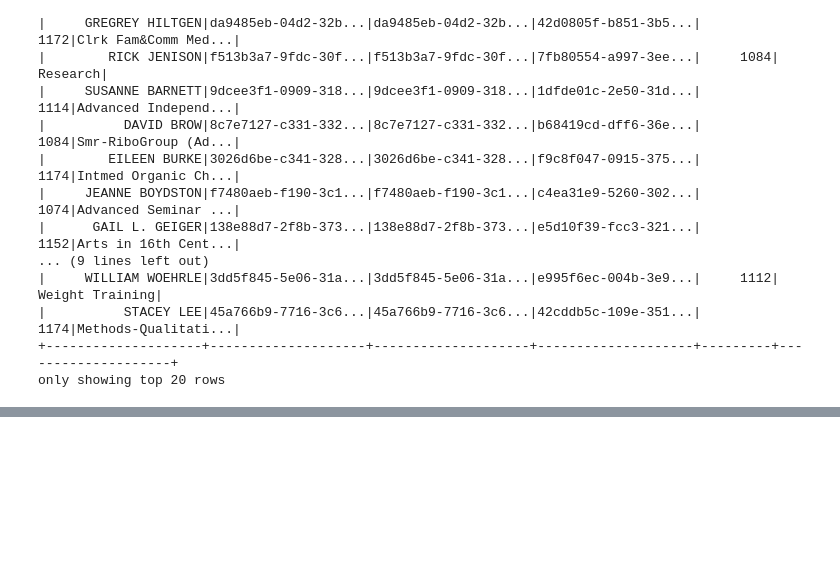
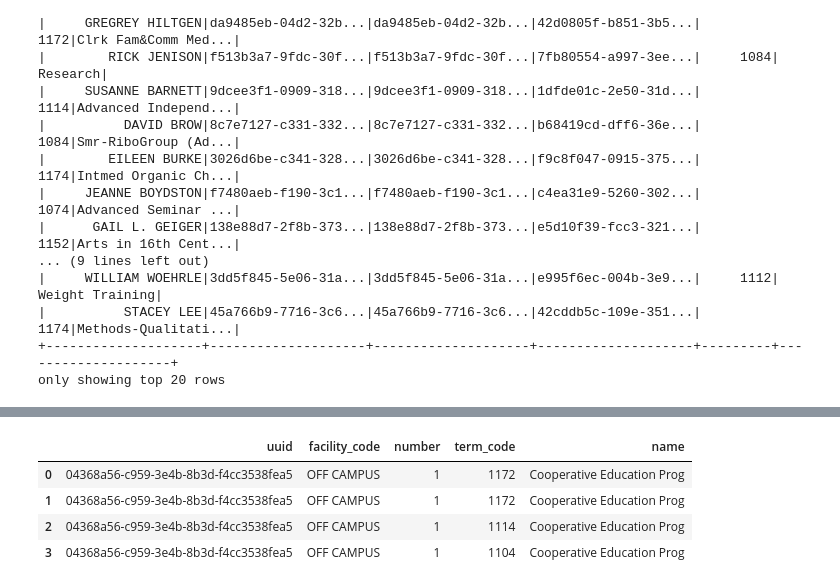
Before and after one commit to sohaildua/PysparkLearning, a Jupyter notebook: append_and_join.ipynb, the cells around one changed output, grey strips where cells are left out. Saved outputs shown, nothing was run; the diff lists cells and outputs as text; code cells hidden in the pictures; blank space fills up the shorter version.

```diff
--- a/append_and_join.ipynb
+++ b/append_and_join.ipynb
@@ -263,0 +324,3 @@ only showing top 20 rows
+# %%
+step1 = rooms.join(sections, rooms.uuid == sections.room_uuid, how='left').select([rooms.uuid,rooms.facility_code,sections.course_offering_uuid,'number'])
+step1.limit(4).toPandas()
@@ -263,0 +333,9 @@ only showing top 20 rows
+# %%
+step2 = step1.join(course_offerings, step1.course_offering_uuid == course_offerings.uuid, how='left').select([rooms.uuid,rooms.facility_code,'number','term_code','name'])
+step2.limit(4).toPandas()
+# %% [output]
+|  | uuid | facility_code | number | term_code | name |
+| 0 | 04368a56-c959-3e4b-8b3d-f4cc3538fea5 | OFF CAMPUS | 1 | 1172 | Cooperative Education Prog |
+| 1 | 04368a56-c959-3e4b-8b3d-f4cc3538fea5 | OFF CAMPUS | 1 | 1172 | Cooperative Education Prog |
+| 2 | 04368a56-c959-3e4b-8b3d-f4cc3538fea5 | OFF CAMPUS | 1 | 1114 | Cooperative Education Prog |
+| 3 | 04368a56-c959-3e4b-8b3d-f4cc3538fea5 | OFF CAMPUS | 1 | 1104 | Cooperative Education Prog |
```
Also changed, not shown: parts of 11 cells of this notebook.
